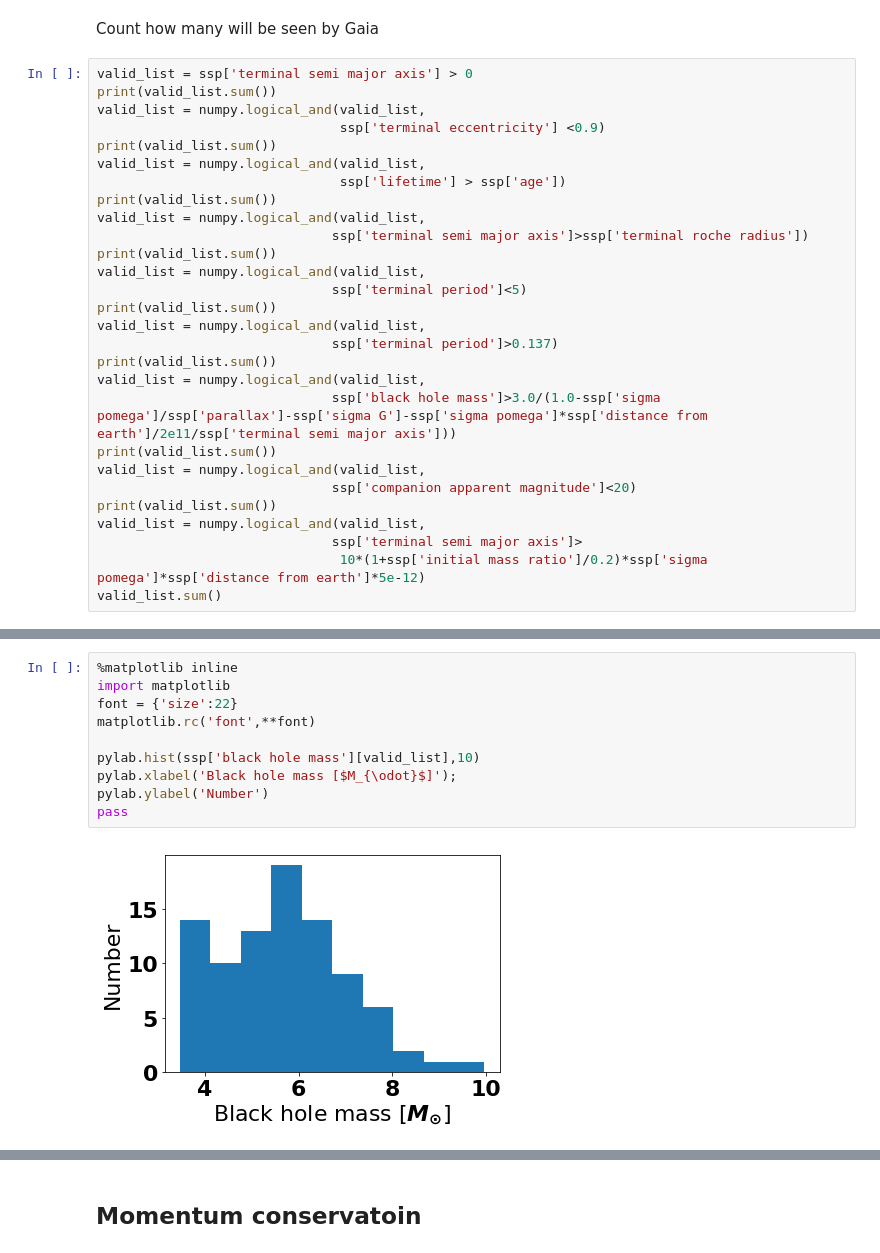
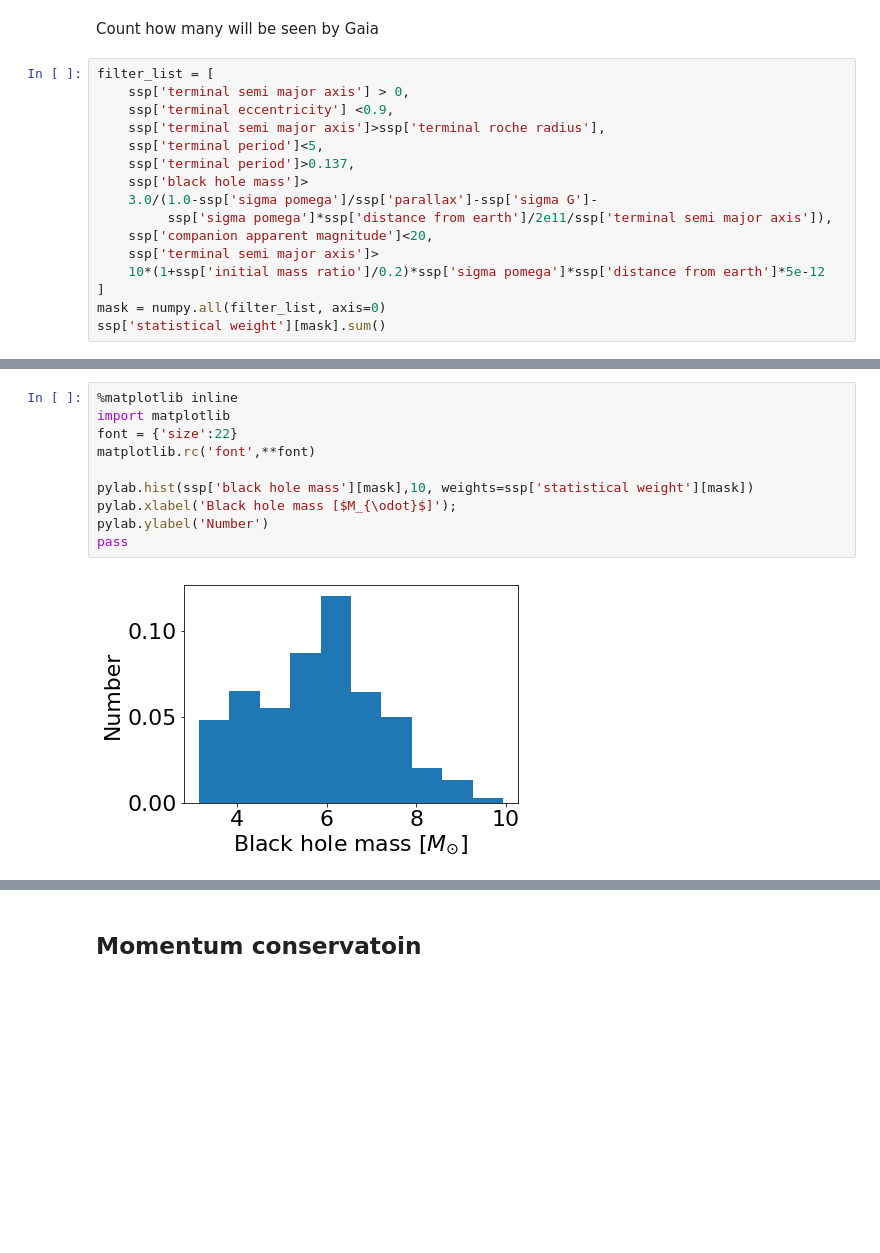
Before and after one commit to bolverk/gaia_black_hole_binaries, a Jupyter notebook: stellar_binary_monte_carlo.ipynb, the cells around one changed output, grey strips where cells are left out. Drawn from its saved outputs; the diff is of its cells as text; blank space fills up the shorter version.

```diff
--- a/stellar_binary_monte_carlo.ipynb
+++ b/stellar_binary_monte_carlo.ipynb
@@ -517,31 +467,19 @@ valid_list.sum()
 # %% [markdown]
 Count how many will be seen by Gaia
 # %%
-valid_list = ssp['terminal semi major axis'] > 0
-print(valid_list.sum())
-valid_list = numpy.logical_and(valid_list,
-                               ssp['terminal eccentricity'] <0.9)
-print(valid_list.sum())
-valid_list = numpy.logical_and(valid_list,
-                               ssp['lifetime'] > ssp['age'])
-print(valid_list.sum())
-valid_list = numpy.logical_and(valid_list,
-                              ssp['terminal semi major axis']>ssp['terminal roche radius'])
-print(valid_list.sum())
-valid_list = numpy.logical_and(valid_list,
-                              ssp['terminal period']<5)
-print(valid_list.sum())
-valid_list = numpy.logical_and(valid_list,
-                              ssp['terminal period']>0.137)
-print(valid_list.sum())
-valid_list = numpy.logical_and(valid_list,
-                              ssp['black hole mass']>3.0/(1.0-ssp['sigma pomega']/ssp['parallax']-ssp['sigma G']-ssp['sigma pomega']*ssp['distance from earth']/2e11/ssp['terminal semi major axis']))
-print(valid_list.sum())
-valid_list = numpy.logical_and(valid_list,
-                              ssp['companion apparent magnitude']<20)
-print(valid_list.sum())
-valid_list = numpy.logical_and(valid_list,
-                              ssp['terminal semi major axis']>
-                               10*(1+ssp['initial mass ratio']/0.2)*ssp['sigma pomega']*ssp['distance from earth']*5e-12)
-valid_list.sum()
+filter_list = [
+    ssp['terminal semi major axis'] > 0,
+    ssp['terminal eccentricity'] <0.9,
+    ssp['terminal semi major axis']>ssp['terminal roche radius'],
+    ssp['terminal period']<5,
+    ssp['terminal period']>0.137,
+    ssp['black hole mass']>
+    3.0/(1.0-ssp['sigma pomega']/ssp['parallax']-ssp['sigma G']-
+         ssp['sigma pomega']*ssp['distance from earth']/2e11/ssp['terminal semi major axis']),
+    ssp['companion apparent magnitude']<20,
+    ssp['terminal semi major axis']>
+    10*(1+ssp['initial mass ratio']/0.2)*ssp['sigma pomega']*ssp['distance from earth']*5e-12
+]
+mask = numpy.all(filter_list, axis=0)
+ssp['statistical weight'][mask].sum()
 # %% [output]
@@ -557,13 +487,13 @@ valid_list.sum()
 # %%
 %matplotlib inline
 import matplotlib
 font = {'size':22}
 matplotlib.rc('font',**font)
 
-pylab.hist(ssp['black hole mass'][valid_list],10)
+pylab.hist(ssp['black hole mass'][mask],10, weights=ssp['statistical weight'][mask])
 pylab.xlabel('Black hole mass [$M_{\odot}$]');
 pylab.ylabel('Number')
 pass
 # %% [output]
-[figure, old version]
+[figure, new version]
 # %%
```
Also changed, not shown: parts of 29 cells of this notebook.
